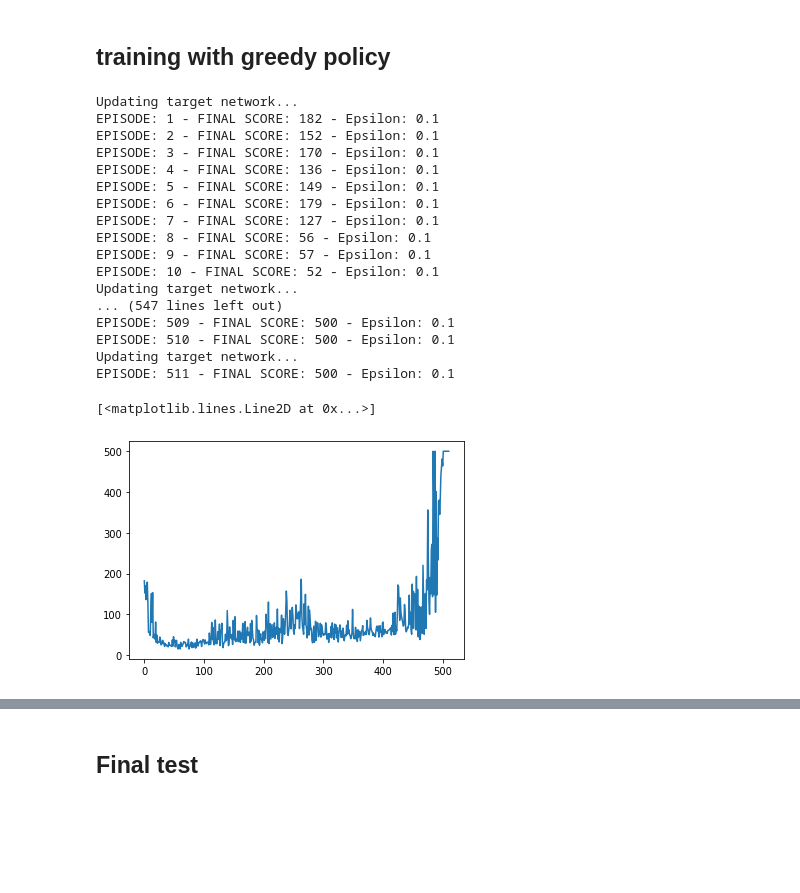
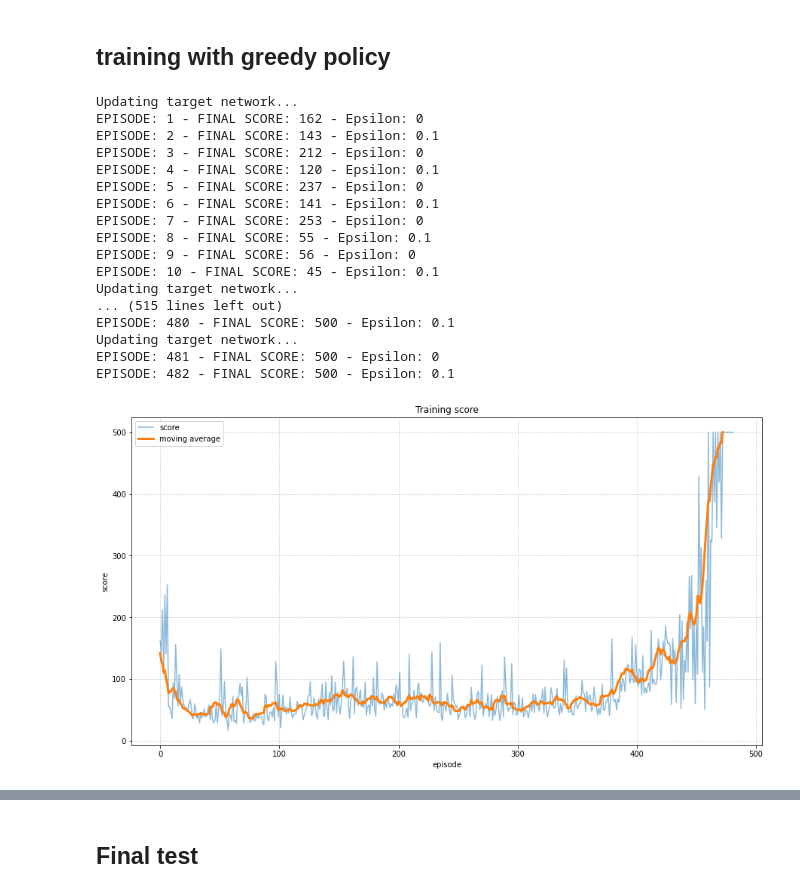
Before and after one commit to DanieleFoscarin/NNDL_hw3, a Jupyter notebook: NNDL_hw3_part1.ipynb, the cells around one changed output, grey strips where cells are left out. Saved outputs shown, nothing was run; the diff lists cells and outputs as text; code cells hidden in the pictures; blank space fills up the shorter version.

Commit message:
part 1 new training with epsilon skipping

```diff
--- a/NNDL_hw3_part1.ipynb
+++ b/NNDL_hw3_part1.ipynb
@@ -196,8 +152,8 @@ class DQN(nn.Module):
     def forward(self, x):
         return self.linear(x)
 # %%
-# Define an example network
-net = DQN(state_space_dim=4, action_space_dim=2)
+# # Define an example network
+# net = DQN(state_space_dim=4, action_space_dim=2)
 # %% [markdown]
 ### Exploration Policy
 # %% [markdown]
@@ -242,11 +198,3 @@ def choose_action_epsilon_greedy(net, state, epsilon):
         action = best_action
 
     return action, net_out.numpy()
-# %%
-# Test if it works as expected
-state = (0, 0, 0, 0)
-epsilon = 0.5
-chosen_action, q_values = choose_action_epsilon_greedy(net, state, epsilon)
-
-print(f"ACTION: {chosen_action}")
-print(f"Q-VALUES: {q_values}")
@@ -620,12 +501,18 @@ env.seed(0) # Set a random seed for the environment (reproducible results)
 env = wrap_env(env, video_callable=lambda episode_id: episode_id % 100 == 0) # Save a video every 100 episodes
 
 num_iterations = 1000
-epsilon = 0.1
+# epsilon = 0.1
 
 score_record = []
 win_counter = 0
 # for episode_num, tau in enumerate(exploration_profile):
 for episode_num in range(1000):
+
+    # set epsilon = 0 in even episodes
+    if episode_num % 2 == 0:
+            epsilon = 0
+    else:
+        epsilon = 0.1
 
     # Reset the environment and get the initial state
     state = env.reset()
@@ -689,27 +576,37 @@ for episode_num in range(1000):
 env.close()
 # %% [output]
 Updating target network...
-EPISODE: 1 - FINAL SCORE: 182 - Epsilon: 0.1
-EPISODE: 2 - FINAL SCORE: 152 - Epsilon: 0.1
-EPISODE: 3 - FINAL SCORE: 170 - Epsilon: 0.1
-EPISODE: 4 - FINAL SCORE: 136 - Epsilon: 0.1
-EPISODE: 5 - FINAL SCORE: 149 - Epsilon: 0.1
-EPISODE: 6 - FINAL SCORE: 179 - Epsilon: 0.1
-EPISODE: 7 - FINAL SCORE: 127 - Epsilon: 0.1
-EPISODE: 8 - FINAL SCORE: 56 - Epsilon: 0.1
-EPISODE: 9 - FINAL SCORE: 57 - Epsilon: 0.1
-EPISODE: 10 - FINAL SCORE: 52 - Epsilon: 0.1
+EPISODE: 1 - FINAL SCORE: 162 - Epsilon: 0
+EPISODE: 2 - FINAL SCORE: 143 - Epsilon: 0.1
+EPISODE: 3 - FINAL SCORE: 212 - Epsilon: 0
+EPISODE: 4 - FINAL SCORE: 120 - Epsilon: 0.1
+EPISODE: 5 - FINAL SCORE: 237 - Epsilon: 0
+EPISODE: 6 - FINAL SCORE: 141 - Epsilon: 0.1
+EPISODE: 7 - FINAL SCORE: 253 - Epsilon: 0
+EPISODE: 8 - FINAL SCORE: 55 - Epsilon: 0.1
+EPISODE: 9 - FINAL SCORE: 56 - Epsilon: 0
+EPISODE: 10 - FINAL SCORE: 45 - Epsilon: 0.1
 Updating target network...
-... (547 lines left out)
-EPISODE: 509 - FINAL SCORE: 500 - Epsilon: 0.1
-EPISODE: 510 - FINAL SCORE: 500 - Epsilon: 0.1
+... (515 lines left out)
+EPISODE: 480 - FINAL SCORE: 500 - Epsilon: 0.1
 Updating target network...
-EPISODE: 511 - FINAL SCORE: 500 - Epsilon: 0.1
+EPISODE: 481 - FINAL SCORE: 500 - Epsilon: 0
+EPISODE: 482 - FINAL SCORE: 500 - Epsilon: 0.1
-# %%
-plt.plot(score_record)
-# %% [output]
-[<matplotlib.lines.Line2D at 0x...>]
-[figure, removed]
+# %%
+def running_mean(x, N):
+    cumsum = np.cumsum(np.insert(x, 0, 0))
+    return (cumsum[N:] - cumsum[:-N]) / float(N)
+
+fig, ax = plt.subplots(1,1,figsize=(15,8))
+ax.plot(score_record, label="score", alpha=0.5)
+ax.plot(running_mean(score_record,10),linewidth=3, label="moving average")
+ax.legend()
+ax.set_title("Training score")
+ax.set_xlabel("episode")
+ax.set_ylabel("score")
+ax.grid(linestyle=":")
+# %% [output]
+[figure, added]
 # %%
 # Display the videos, not required outside Colab
 show_videos()
```
Also changed, not shown: parts of 15 cells of this notebook.
